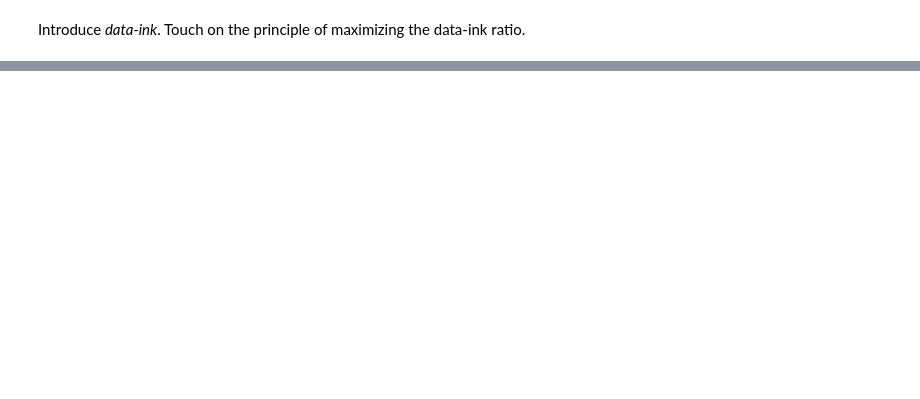
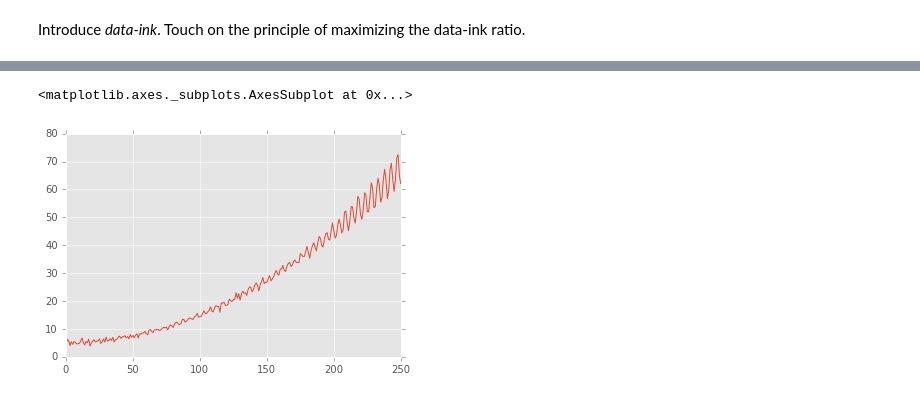
Before and after one commit to mkcor/datavis-tut, a Jupyter notebook: 1D.ipynb, the cells around one changed output, grey strips where cells are left out. Saved outputs shown, nothing was run; the diff lists cells and outputs as text; code cells hidden in the pictures; blank space fills up the shorter version.

```diff
--- a/1D.ipynb
+++ b/1D.ipynb
@@ -37,0 +73,2 @@ Introduce *data-ink*. Touch on the principle of maximizing the data-ink ratio.
+# %%
+ts_reverse = ts.sort_index(ascending=False).reset_index()
@@ -37,0 +81,2 @@ Introduce *data-ink*. Touch on the principle of maximizing the data-ink ratio.
+# %%
+ts_reverse.columns = ['signal']
@@ -37,0 +94,7 @@ Introduce *data-ink*. Touch on the principle of maximizing the data-ink ratio.
+# %%
+ts_reverse['variations'] = 5 + ts_reverse['signal'] * 6 + 0.001 * np.arange(len(ts)) ** 2
+# %%
+ts_reverse['variations'].plot()
+# %% [output]
+<matplotlib.axes._subplots.AxesSubplot at 0x...>
+[figure, added]
```
Also changed, not shown: parts of 23 cells of this notebook.
